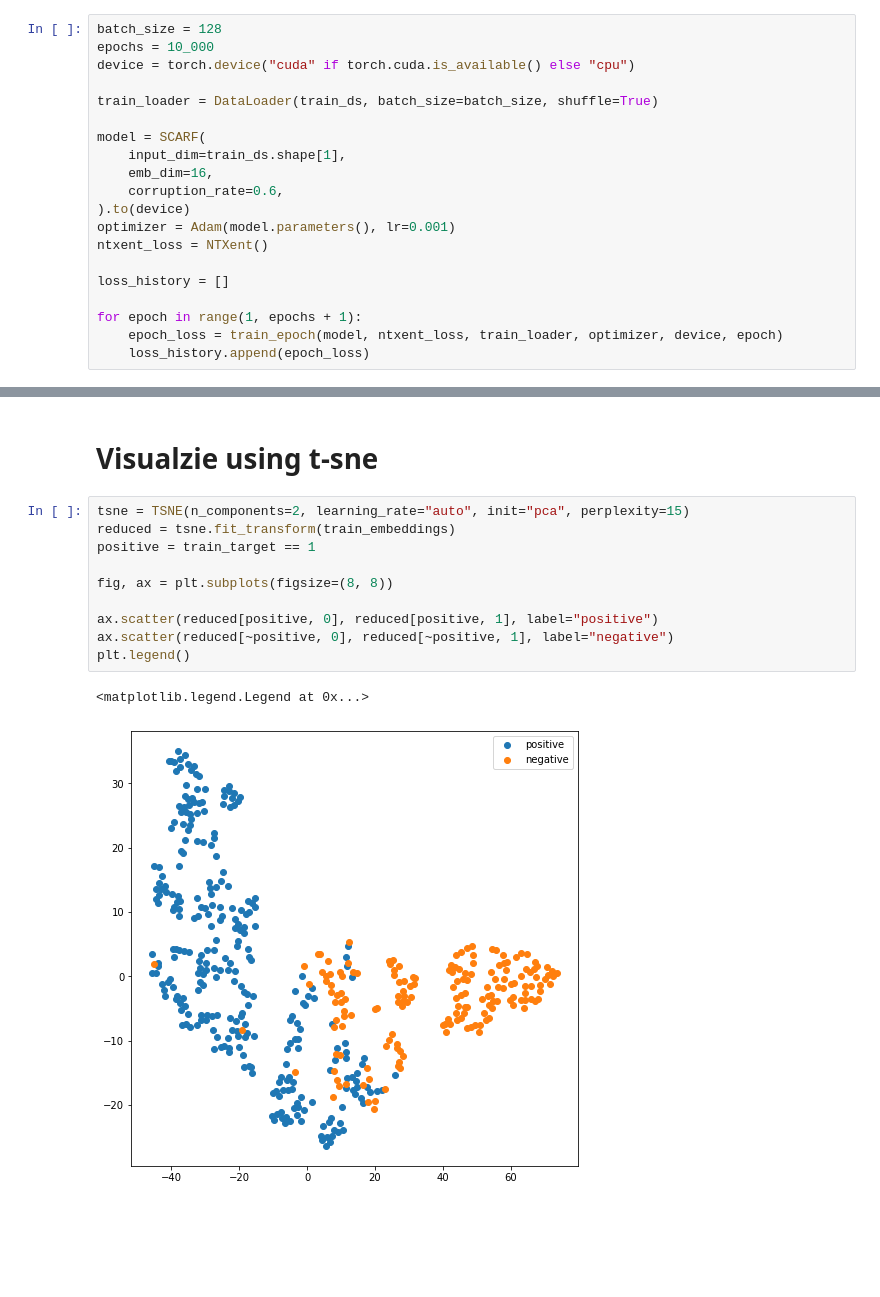
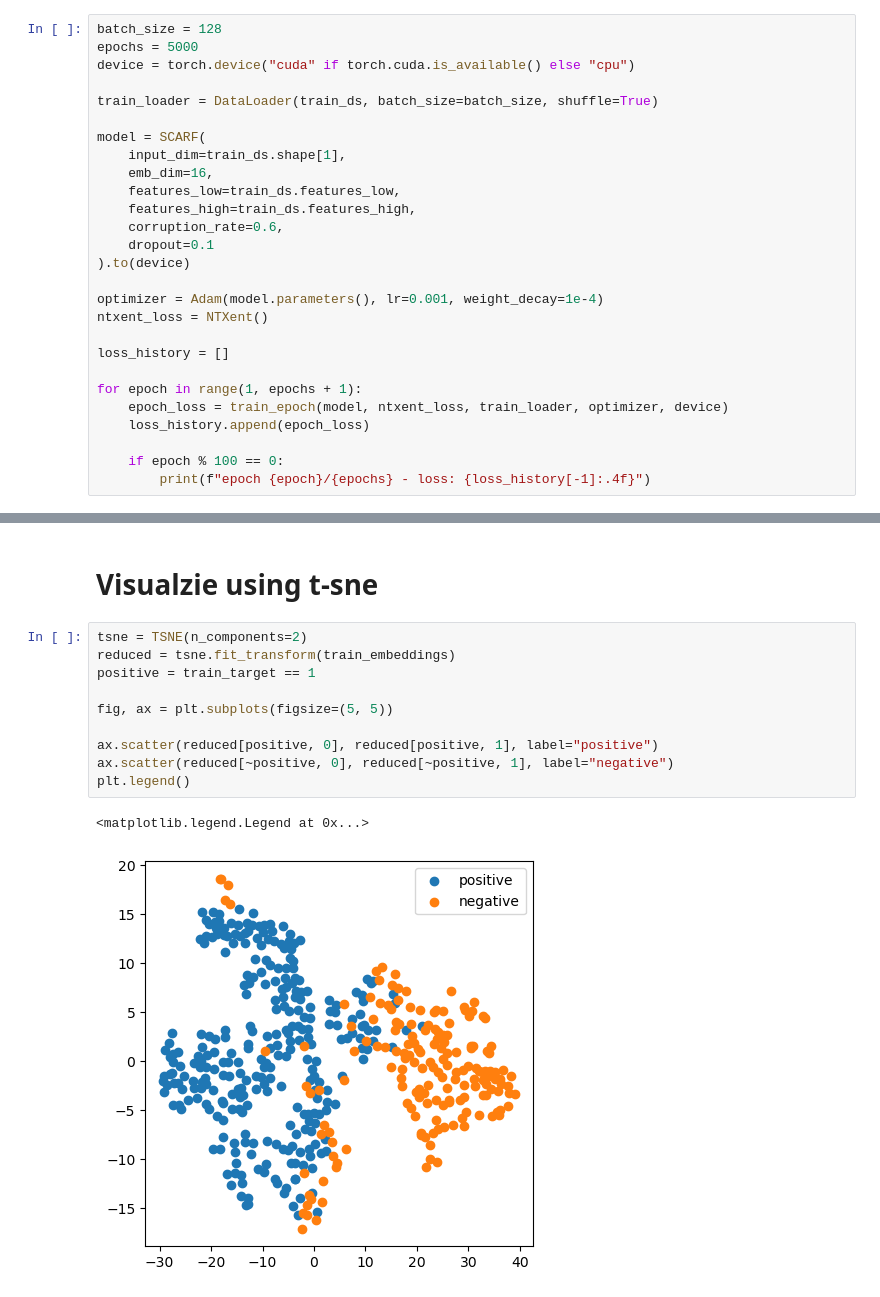
Before and after one commit to clabrugere/pytorch-scarf, a Jupyter notebook: example/example.ipynb, the cells around one changed output, grey strips where cells are left out. Cells and saved outputs as stored; diff of their text form; blank space fills up the shorter version.

```diff
--- a/example/example.ipynb
+++ b/example/example.ipynb
@@ -83,7 +80,7 @@ Test set: (114, 30)
 # Training
 # %%
 batch_size = 128
-epochs = 10_000
+epochs = 5000
 device = torch.device("cuda" if torch.cuda.is_available() else "cpu")
 
 train_loader = DataLoader(train_ds, batch_size=batch_size, shuffle=True)
@@ -91,13 +88,20 @@ train_loader = DataLoader(train_ds, batch_size=batch_size, shuffle=True)
 model = SCARF(
     input_dim=train_ds.shape[1],
     emb_dim=16,
+    features_low=train_ds.features_low,
+    features_high=train_ds.features_high,
     corruption_rate=0.6,
+    dropout=0.1
 ).to(device)
-optimizer = Adam(model.parameters(), lr=0.001)
+
+optimizer = Adam(model.parameters(), lr=0.001, weight_decay=1e-4)
 ntxent_loss = NTXent()
 
 loss_history = []
 
 for epoch in range(1, epochs + 1):
-    epoch_loss = train_epoch(model, ntxent_loss, train_loader, optimizer, device, epoch)
+    epoch_loss = train_epoch(model, ntxent_loss, train_loader, optimizer, device)
     loss_history.append(epoch_loss)
+
+    if epoch % 100 == 0:
+        print(f"epoch {epoch}/{epochs} - loss: {loss_history[-1]:.4f}")
@@ -173,15 +195,15 @@ weighted avg       0.97      0.96      0.96       114
 # %% [markdown]
 # Visualzie using t-sne
 # %%
-tsne = TSNE(n_components=2, learning_rate="auto", init="pca", perplexity=15)
+tsne = TSNE(n_components=2)
 reduced = tsne.fit_transform(train_embeddings)
 positive = train_target == 1
 
-fig, ax = plt.subplots(figsize=(8, 8))
+fig, ax = plt.subplots(figsize=(5, 5))
 
 ax.scatter(reduced[positive, 0], reduced[positive, 1], label="positive")
 ax.scatter(reduced[~positive, 0], reduced[~positive, 1], label="negative")
 plt.legend()
 # %% [output]
 <matplotlib.legend.Legend at 0x...>
-[figure, old version]
+[figure, new version]
```
Also changed, not shown: parts of 5 cells of this notebook, 5 other files.
